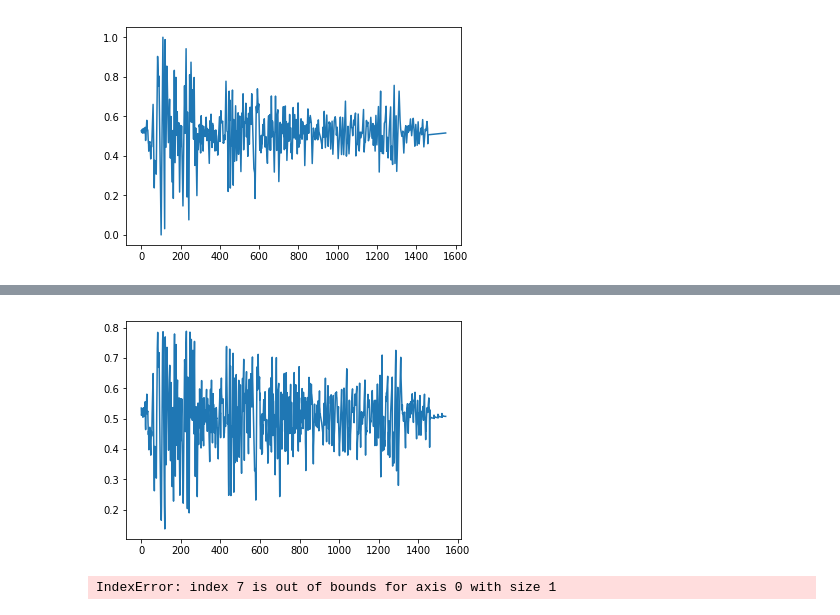
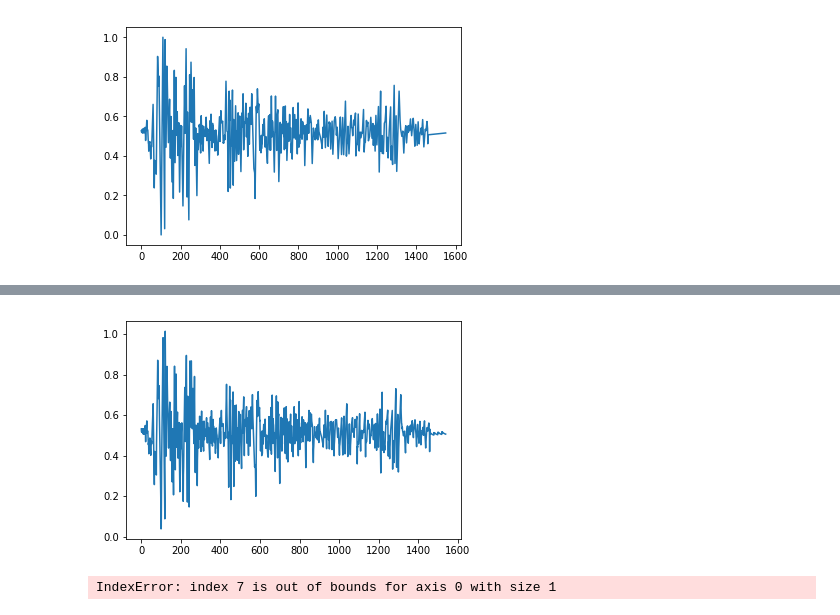
Before and after one commit to piglaker/fesnet, a Jupyter notebook: test_model.ipynb, the cells around one changed output, grey strips where cells are left out. Cells and saved outputs as stored; diff of their text form; code cells hidden in the pictures.

```diff
--- a/test_model.ipynb
+++ b/test_model.ipynb
@@ -83,7 +272,9 @@ def pretty_time(time, degree=1):
 
 element_dim = data.shape[-1]
 
-net = LSTM(element_dim=element_dim, hidden_dim=10, output_size=element_dim)
+#net = LSTM(element_dim=element_dim, hidden_dim=10, output_size=element_dim)
+net = Trans_GRU(element_dim=element_dim, matrix_dim=153, hidden_dim=200, target_size=1, logit_size=0)
+#net = myGRU(input_size=element_dim, hidden_size=10, target_size=1)
 
 #from net.model import FesNet
 #net = FesNet(element_dim=element_dim, nhead=1, num_layers=6)
@@ -100,7 +291,7 @@ max_length = 20
 
 length = len(data)
 
-for epoch in range(20):
+for epoch in range(10):
     i = 0
     current_loss = 0
     while i + max_length < len(data):
@@ -109,9 +300,13 @@ for epoch in range(20):
 
         #inputs, targets = torch.unsqueeze(inputs, dim=1), torch.unsqueeze(targets, dim=1)
 
-        #predicts = net(inputs, targets)
+        inputs = torch.unsqueeze(inputs, dim=1)
 
-        predicts = net(inputs)
+        #print(inputs.shape, matrix.shape, targets.shape)
+
+        #predicts = net(inputs, targets).squeeze(dim=1)
+
+        predicts = net(inputs, matrix).squeeze(dim=1)
 
         net.zero_grad()
 
@@ -159,26 +344,30 @@ epoch:  19 current_loss:  0.17240616271556064
 # %%
 pre = torch.tensor([])
 i = 0
 while i + max_length < len(data):
     inputs, targets = data[i:i+max_length], data[i+1:i+1+max_length]
 
     #inputs, targets = torch.unsqueeze(inputs, dim=1), torch.unsqueeze(targets, dim=1)
 
     #predicts = net(inputs, targets).reshape(max_length, -1)
 
-    predicts = net(inputs).reshape(max_length, -1)
+    inputs = torch.unsqueeze(inputs, dim=1)
+
+    #predicts = net(inputs).reshape(max_length, -1)
+
+    predicts = net(inputs, matrix).squeeze(dim=1)
 
     pre = torch.cat((pre, predicts))
 
     i += max_length
 
 pre = pre.detach().numpy()
 
 plt.plot(pre)
 
 plt.show()
 # %% [output]
-[figure, old version]
+[figure, new version]
 # %%
 plt.plot((pre.T)[7])
 plt.show()
```
Also changed, not shown: parts of 7 cells of this notebook.
